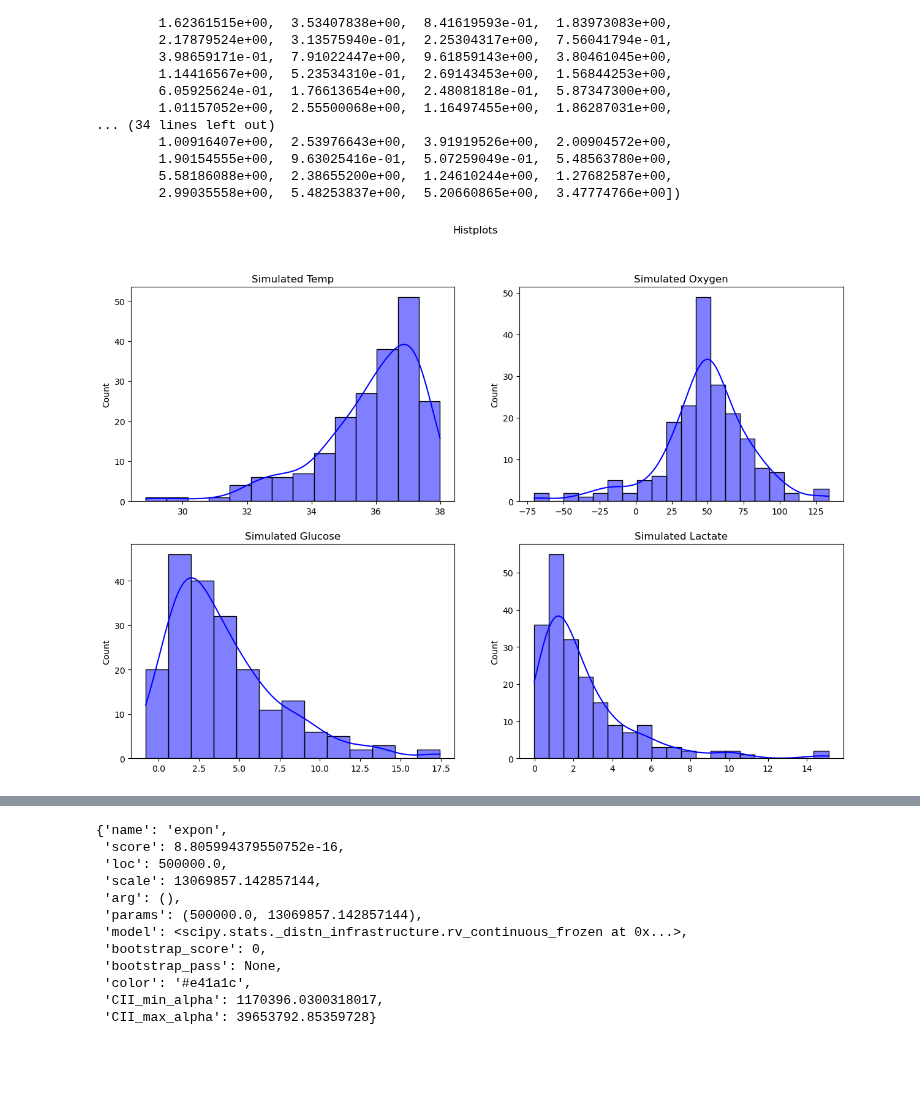
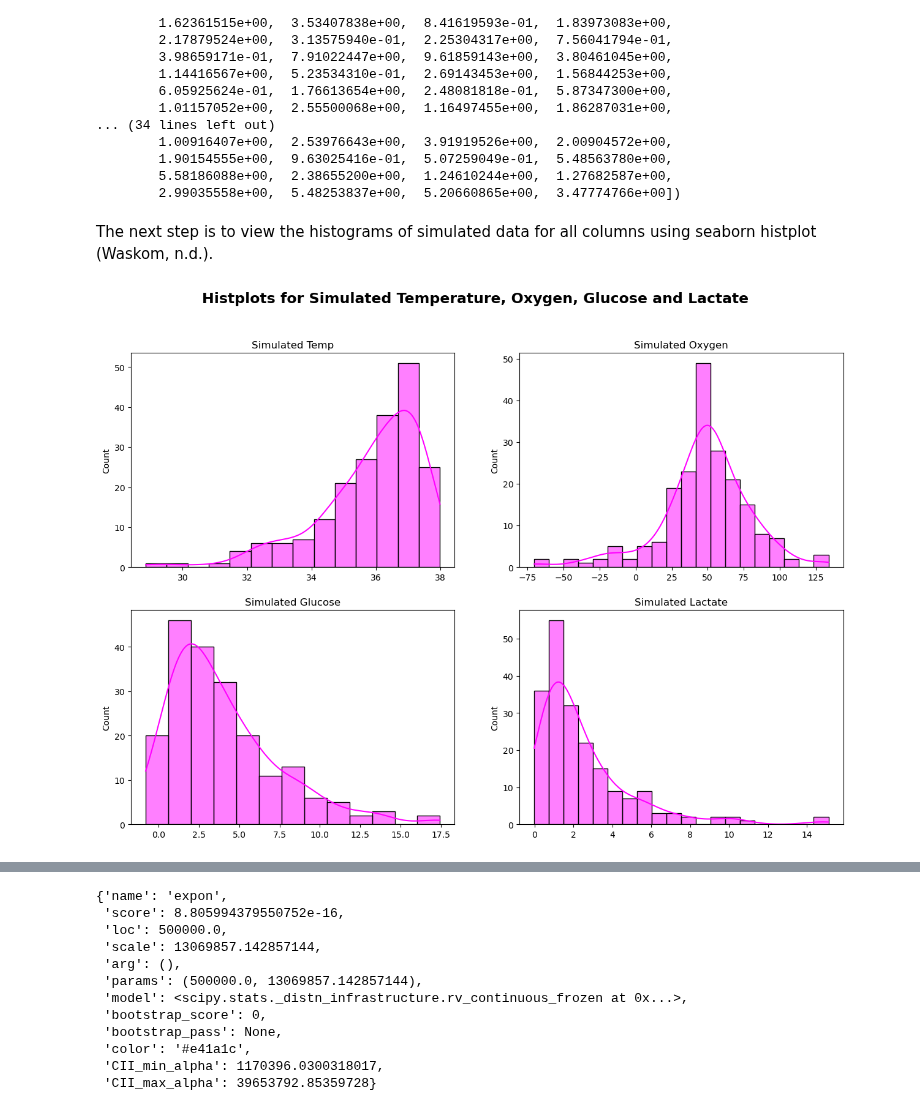
Before and after one commit to nurbujang/1progdaw23, a Jupyter notebook: project1.ipynb, the cells around one changed output, grey strips where cells are left out. Drawn from its saved outputs; the diff is of its cells as text; code cells hidden in the pictures; blank space fills up the shorter version.

```diff
--- a/project1.ipynb
+++ b/project1.ipynb
@@ -613,37 +606,41 @@ array([ 1.35468290e+00,  8.05593670e+00,  3.03844916e+00,  2.20903514e+00,
         1.90154555e+00,  9.63025416e-01,  5.07259049e-01,  5.48563780e+00,
         5.58186088e+00,  2.38655200e+00,  1.24610244e+00,  1.27682587e+00,
         2.99035558e+00,  5.48253837e+00,  5.20660865e+00,  3.47774766e+00])
+# %% [markdown]
+The next step is to view the histograms of simulated data for all columns using seaborn histplot (Waskom, n.d.).
 # %%
 # Histograms for simulated independent variables:
 
 fig, axs = plt.subplots(2, 2, figsize=[15, 10])
-fig.suptitle('Histplots')
+
+fig.suptitle('Histplots for Simulated Temperature, Oxygen, Glucose and Lactate',
+             fontweight='bold', size=17)
 
 sns.histplot(data=templg,
-             kde=True, color='blue', label='Data',
+             kde=True, color='magenta', label='Data',
              ax=axs[0,0]
              )
 axs[0,0].set_title('Simulated Temp')
 
 sns.histplot(data=oxygendw,
-             kde=True, color='blue', label='Data',
+             kde=True, color='magenta', label='Data',
              ax=axs[0,1]
              )
 axs[0,1].set_title('Simulated Oxygen')
 
 sns.histplot(data=glucosegx,
-             kde=True, color='blue', label='Data',
+             kde=True, color='magenta', label='Data',
              ax=axs[1,0]
              )
 axs[1,0].set_title('Simulated Glucose')
 
 sns.histplot(data=lactategx,
-             kde=True, color='blue', label='Data',
+             kde=True, color='magenta', label='Data',
              ax=axs[1,1]
              )
 axs[1,1].set_title('Simulated Lactate');
 # %% [output]
-[figure, old version]
+[figure, new version]
 # %% [markdown]
 ### Column fvcd
 
```
Also changed, not shown: parts of 13 cells of this notebook.
